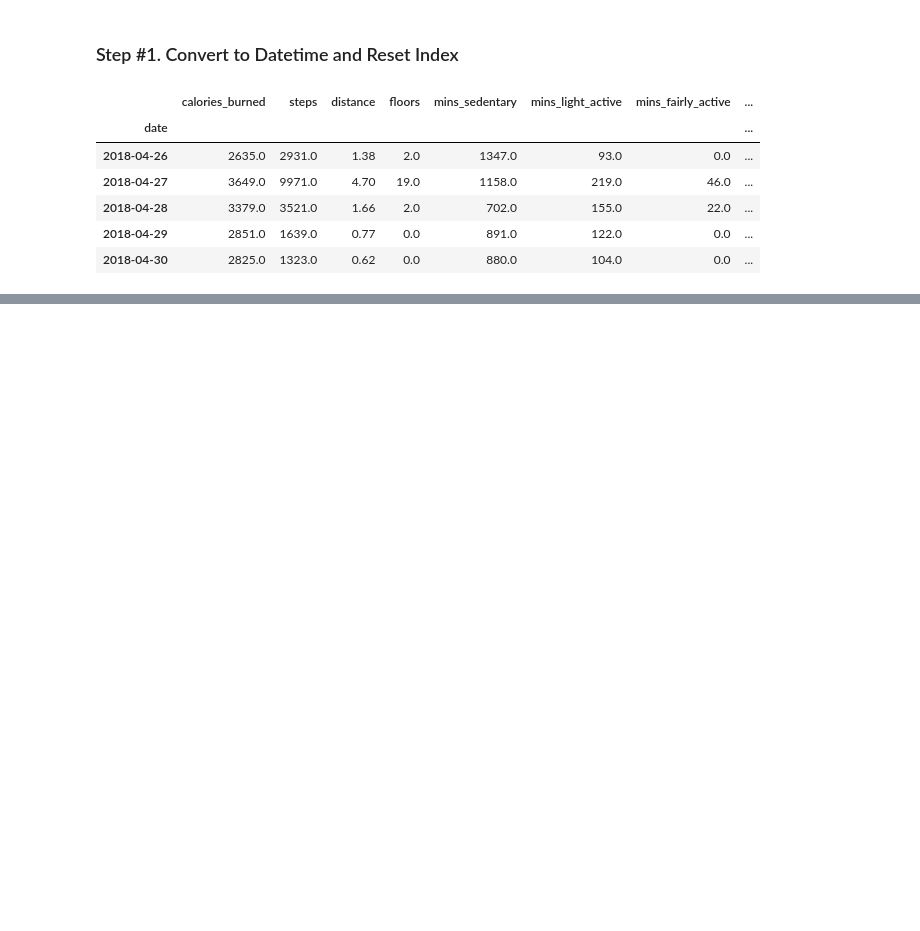
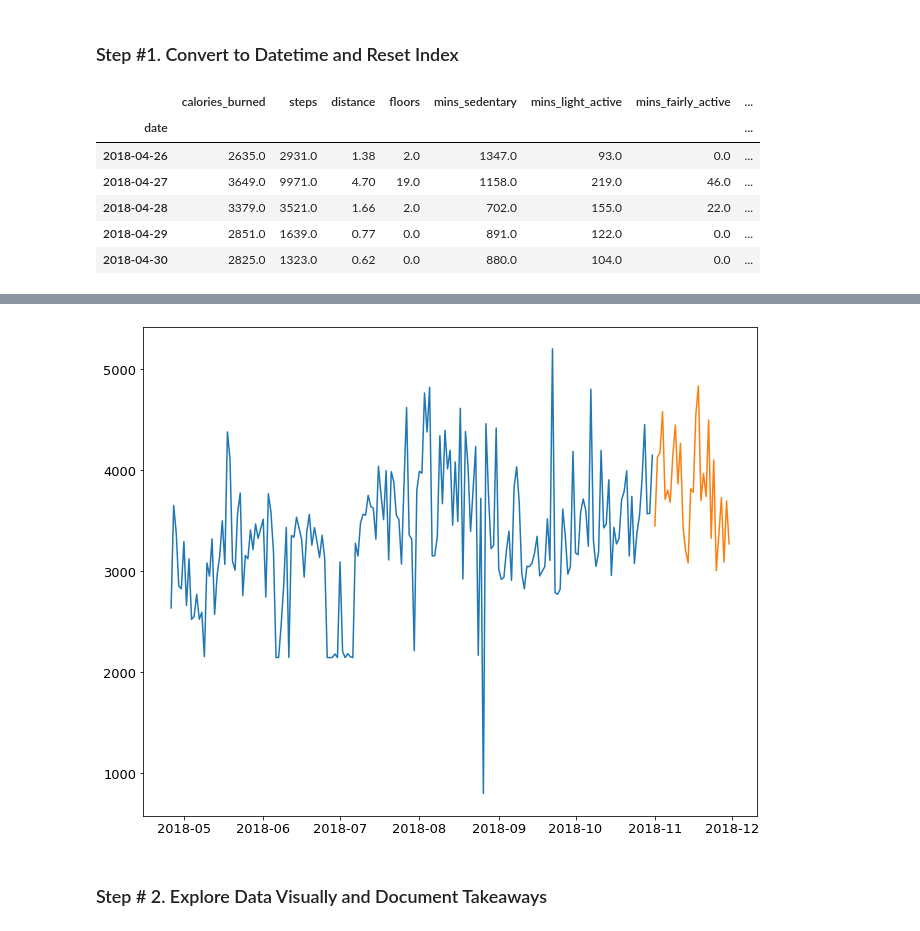
Before and after one commit to CSolitaire/time-series-exercises, a Jupyter notebook: project_explore.ipynb, the cells around one changed output, grey strips where cells are left out. Drawn from its saved outputs; the diff is of its cells as text; code cells hidden in the pictures; blank space fills up the shorter version.

Commit message:
Acquire and Explore

```diff
--- a/project_explore.ipynb
+++ b/project_explore.ipynb
@@ -69,0 +76,5 @@ df.head()
+# %%
+### Step #2. Create Day of Week, Month, and Year Columns
+df['Year'] = df.index.year
+df['Month'] = df.index.month
+df['weekday'] = df.index.day_name()
@@ -69,0 +83,6 @@ df.head()
+# %%
+  # Change dtypes of numeric columns to object and category
+df = (df.astype({'Year': 'category',
+                'Month': 'category',
+                'weekday': 'category'}))
+df.head()
@@ -69,0 +134,11 @@ df.head()
+# %%
+train = df.loc[:'2018-10'] # includes October
+test = df.loc['2018-11']
+
+plt.plot(train.index, train.calories_burned)
+plt.plot(test.index, test.calories_burned)
+plt.show()
+# %% [output]
+[figure, added]
+# %% [markdown]
+### Step # 2. Explore Data Visually and Document Takeaways
```
Also changed, not shown: parts of 21 cells of this notebook.
